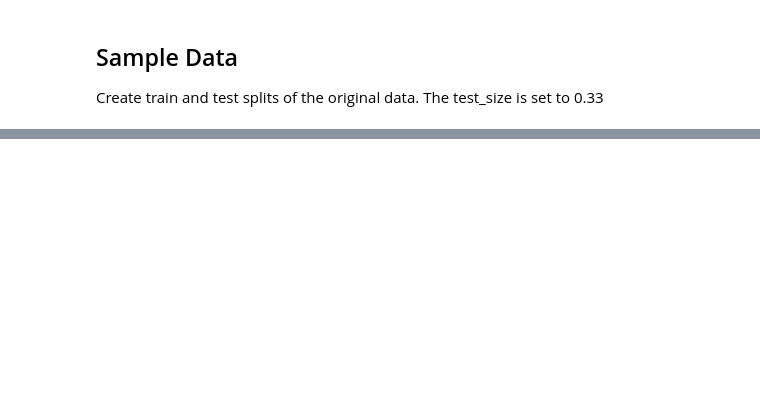
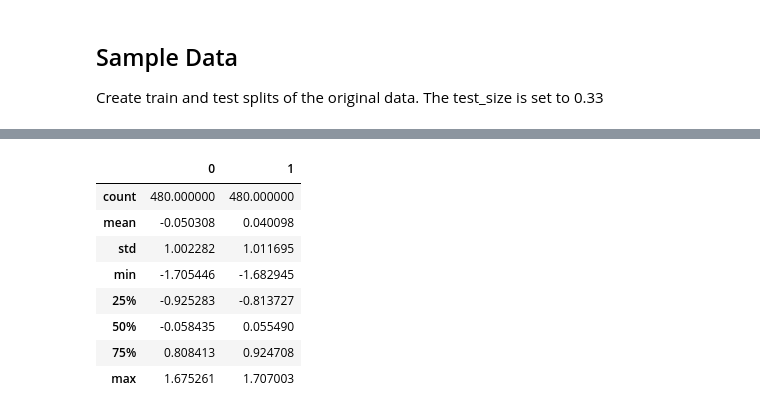
Before and after one commit to jeosol/ml_reviews, a Jupyter notebook: surrogate_models/surrogate_model.ipynb, the cells around one changed output, grey strips where cells are left out. Saved outputs shown, nothing was run; the diff lists cells and outputs as text; code cells hidden in the pictures; blank space fills up the shorter version.

```diff
--- a/surrogate_models/surrogate_model.ipynb
+++ b/surrogate_models/surrogate_model.ipynb
@@ -197,0 +226,12 @@ plot_data(X_test, y_test)
+# %%
+X_test_norm.describe()
+# %% [output]
+|  | 0 | 1 |
+| count | 480.000000 | 480.000000 |
+| mean | -0.050308 | 0.040098 |
+| std | 1.002282 | 1.011695 |
+| min | -1.705446 | -1.682945 |
+| 25% | -0.925283 | -0.813727 |
+| 50% | -0.058435 | 0.055490 |
+| 75% | 0.808413 | 0.924708 |
+| max | 1.675261 | 1.707003 |
```
Also changed, not shown: parts of 20 cells of this notebook.
